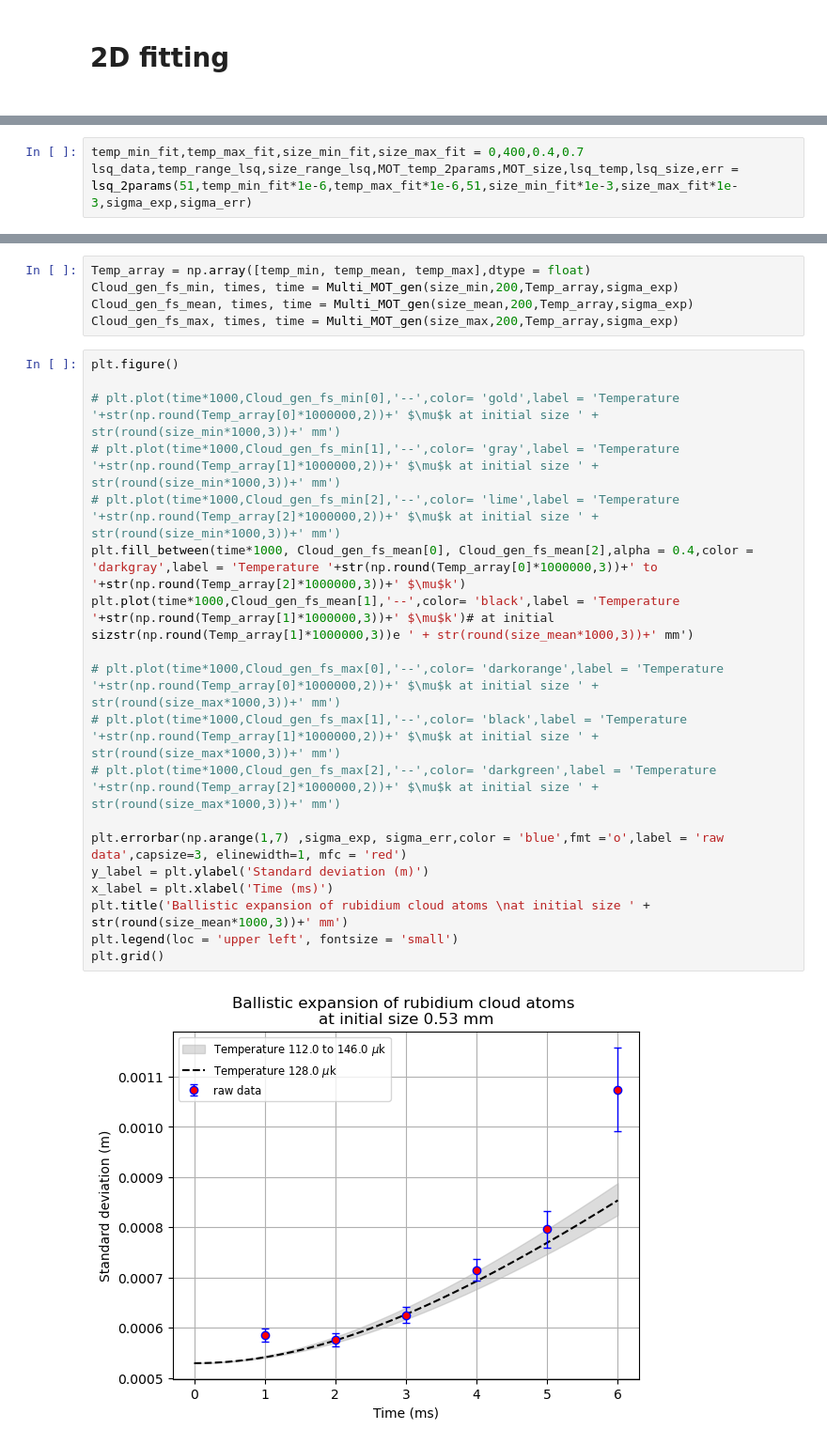
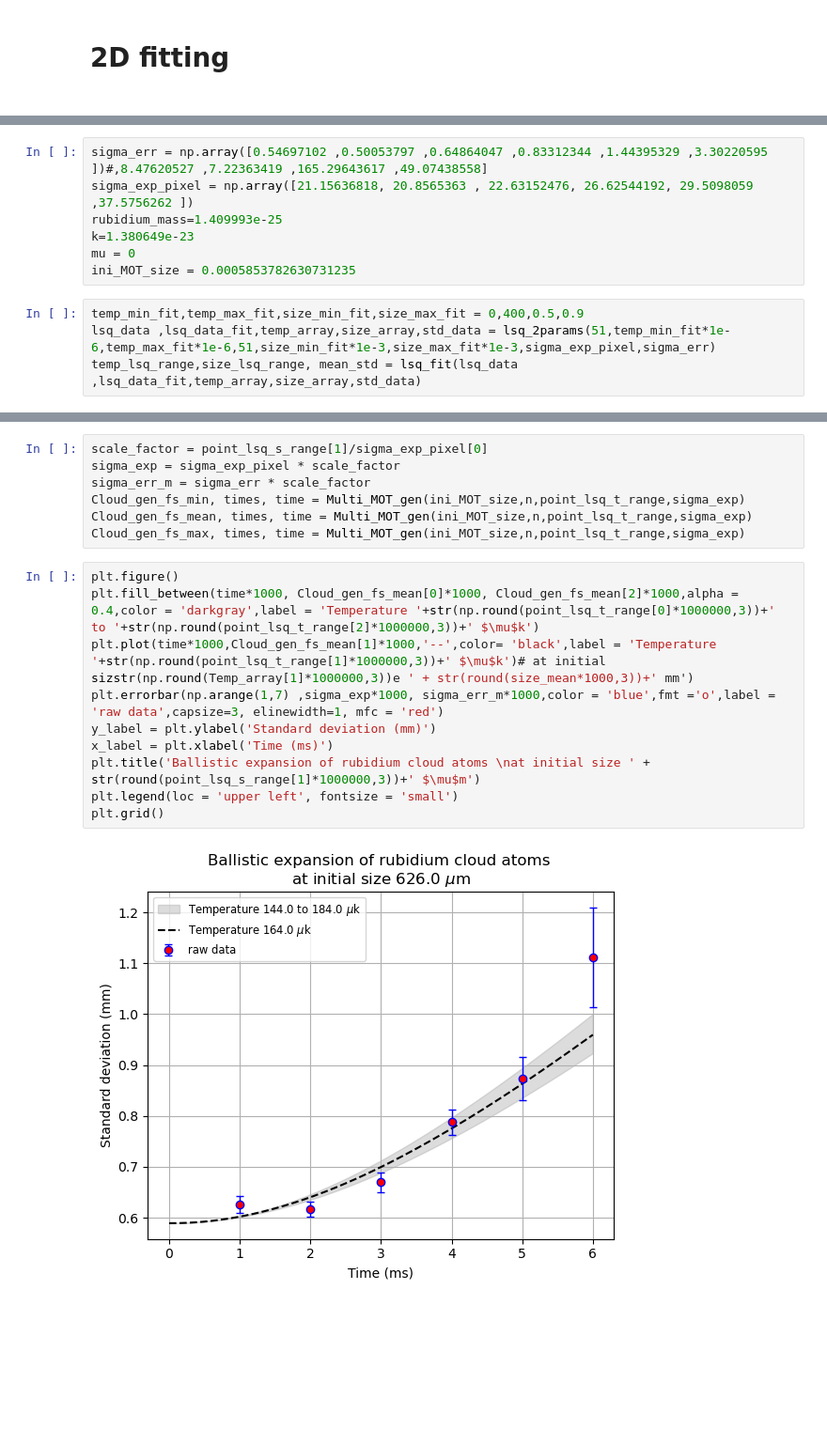
Before and after one commit to Sizslie01/Aoom, a Jupyter notebook: Thesis The Final Project/Monte Carlo Simulation of cloud atoms in 1D/1D cloud atoms Monte carlo simulation.ipynb, the cells around one changed output, grey strips where cells are left out. Shown at 94% size. Cells and saved outputs as stored; diff of their text form; blank space fills up the shorter version.

```diff
--- a/Thesis The Final Project/Monte Carlo Simulation of cloud atoms in 1D/1D cloud atoms Monte carlo simulation.ipynb
+++ b/Thesis The Final Project/Monte Carlo Simulation of cloud atoms in 1D/1D cloud atoms Monte carlo simulation.ipynb
@@ -445,3 +448,11 @@ def lsq_2params(n,temp_range_min,temp_range_max,m,size_min,size_max,sigma_raw_ar
+# %%
+sigma_err = np.array([0.54697102 ,0.50053797 ,0.64864047 ,0.83312344 ,1.44395329 ,3.30220595 ])#,8.47620527 ,7.22363419 ,165.29643617 ,49.07438558]
+sigma_exp_pixel = np.array([21.15636818, 20.8565363 , 22.63152476, 26.62544192, 29.5098059 ,37.5756262 ])
+rubidium_mass=1.409993e-25
+k=1.380649e-23
+mu = 0
+ini_MOT_size = 0.0005853782630731235
 # %%
-temp_min_fit,temp_max_fit,size_min_fit,size_max_fit = 0,400,0.4,0.7
-lsq_data,temp_range_lsq,size_range_lsq,MOT_temp_2params,MOT_size,lsq_temp,lsq_size,err = lsq_2params(51,temp_min_fit*1e-6,temp_max_fit*1e-6,51,size_min_fit*1e-3,size_max_fit*1e-3,sigma_exp,sigma_err)
+temp_min_fit,temp_max_fit,size_min_fit,size_max_fit = 0,400,0.5,0.9
+lsq_data ,lsq_data_fit,temp_array,size_array,std_data = lsq_2params(51,temp_min_fit*1e-6,temp_max_fit*1e-6,51,size_min_fit*1e-3,size_max_fit*1e-3,sigma_exp_pixel,sigma_err)
+temp_lsq_range,size_lsq_range, mean_std = lsq_fit(lsq_data ,lsq_data_fit,temp_array,size_array,std_data)
@@ -532,26 +533,19 @@ fig.tight_layout()
 # %%
-Temp_array = np.array([temp_min, temp_mean, temp_max],dtype = float)
-Cloud_gen_fs_min, times, time = Multi_MOT_gen(size_min,200,Temp_array,sigma_exp)
-Cloud_gen_fs_mean, times, time = Multi_MOT_gen(size_mean,200,Temp_array,sigma_exp)
-Cloud_gen_fs_max, times, time = Multi_MOT_gen(size_max,200,Temp_array,sigma_exp)
+scale_factor = point_lsq_s_range[1]/sigma_exp_pixel[0]
+sigma_exp = sigma_exp_pixel * scale_factor
+sigma_err_m = sigma_err * scale_factor
+Cloud_gen_fs_min, times, time = Multi_MOT_gen(ini_MOT_size,n,point_lsq_t_range,sigma_exp)
+Cloud_gen_fs_mean, times, time = Multi_MOT_gen(ini_MOT_size,n,point_lsq_t_range,sigma_exp)
+Cloud_gen_fs_max, times, time = Multi_MOT_gen(ini_MOT_size,n,point_lsq_t_range,sigma_exp)
 # %%
 plt.figure()
-
-# plt.plot(time*1000,Cloud_gen_fs_min[0],'--',color= 'gold',label = 'Temperature '+str(np.round(Temp_array[0]*1000000,2))+' $\mu$k at initial size ' + str(round(size_min*1000,3))+' mm')
-# plt.plot(time*1000,Cloud_gen_fs_min[1],'--',color= 'gray',label = 'Temperature '+str(np.round(Temp_array[1]*1000000,2))+' $\mu$k at initial size ' + str(round(size_min*1000,3))+' mm')
-# plt.plot(time*1000,Cloud_gen_fs_min[2],'--',color= 'lime',label = 'Temperature '+str(np.round(Temp_array[2]*1000000,2))+' $\mu$k at initial size ' + str(round(size_min*1000,3))+' mm')
-plt.fill_between(time*1000, Cloud_gen_fs_mean[0], Cloud_gen_fs_mean[2],alpha = 0.4,color = 'darkgray',label = 'Temperature '+str(np.round(Temp_array[0]*1000000,3))+' to '+str(np.round(Temp_array[2]*1000000,3))+' $\mu$k')
-plt.plot(time*1000,Cloud_gen_fs_mean[1],'--',color= 'black',label = 'Temperature '+str(np.round(Temp_array[1]*1000000,3))+' $\mu$k')# at initial sizstr(np.round(Temp_array[1]*1000000,3))e ' + str(round(size_mean*1000,3))+' mm')
-
-# plt.plot(time*1000,Cloud_gen_fs_max[0],'--',color= 'darkorange',label = 'Temperature '+str(np.round(Temp_array[0]*1000000,2))+' $\mu$k at initial size ' + str(round(size_max*1000,3))+' mm')
-# plt.plot(time*1000,Cloud_gen_fs_max[1],'--',color= 'black',label = 'Temperature '+str(np.round(Temp_array[1]*1000000,2))+' $\mu$k at initial size ' + str(round(size_max*1000,3))+' mm')
-# plt.plot(time*1000,Cloud_gen_fs_max[2],'--',color= 'darkgreen',label = 'Temperature '+str(np.round(Temp_array[2]*1000000,2))+' $\mu$k at initial size ' + str(round(size_max*1000,3))+' mm')
-
-plt.errorbar(np.arange(1,7) ,sigma_exp, sigma_err,color = 'blue',fmt ='o',label = 'raw data',capsize=3, elinewidth=1, mfc = 'red')
-y_label = plt.ylabel('Standard deviation (m)')
+plt.fill_between(time*1000, Cloud_gen_fs_mean[0]*1000, Cloud_gen_fs_mean[2]*1000,alpha = 0.4,color = 'darkgray',label = 'Temperature '+str(np.round(point_lsq_t_range[0]*1000000,3))+' to '+str(np.round(point_lsq_t_range[2]*1000000,3))+' $\mu$k')
+plt.plot(time*1000,Cloud_gen_fs_mean[1]*1000,'--',color= 'black',label = 'Temperature '+str(np.round(point_lsq_t_range[1]*1000000,3))+' $\mu$k')# at initial sizstr(np.round(Temp_array[1]*1000000,3))e ' + str(round(size_mean*1000,3))+' mm')
+plt.errorbar(np.arange(1,7) ,sigma_exp*1000, sigma_err_m*1000,color = 'blue',fmt ='o',label = 'raw data',capsize=3, elinewidth=1, mfc = 'red')
+y_label = plt.ylabel('Standard deviation (mm)')
 x_label = plt.xlabel('Time (ms)')
-plt.title('Ballistic expansion of rubidium cloud atoms \nat initial size ' + str(round(size_mean*1000,3))+' mm')
+plt.title('Ballistic expansion of rubidium cloud atoms \nat initial size ' + str(round(point_lsq_s_range[1]*1000000,3))+' $\mu$m')
 plt.legend(loc = 'upper left', fontsize = 'small')
 plt.grid()
 # %% [output]
-[figure, old version]
+[figure, new version]
```
Also changed, not shown: parts of 8 cells of this notebook, 10 other files.
